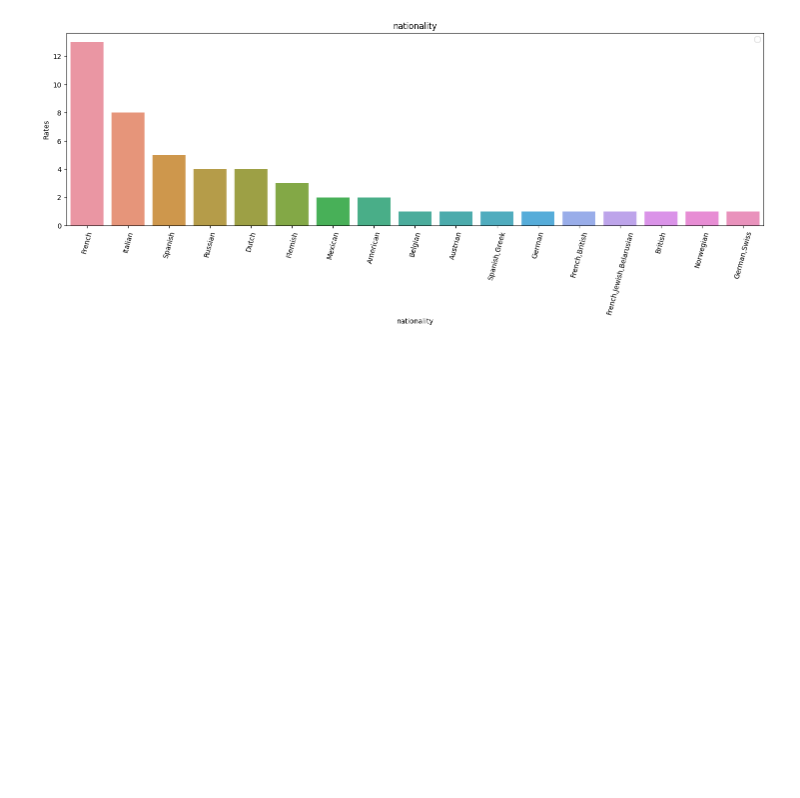
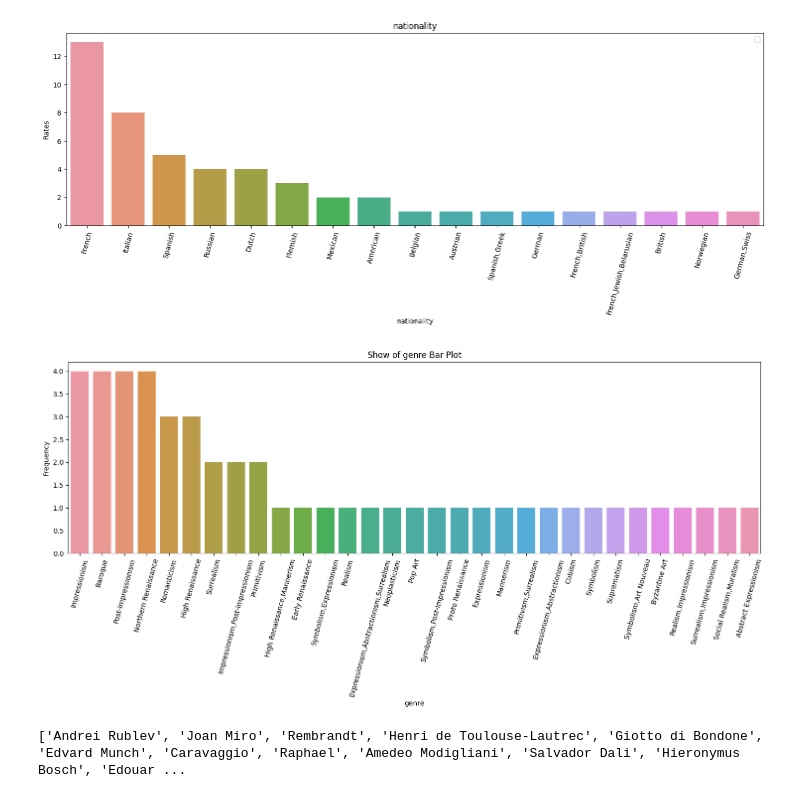
Before and after one commit to Musadiq-Aliyev/Artist-Identification-using-Deep-Learning, a Jupyter notebook: Baseline_Model.ipynb, the cells around one changed output. Cells and saved outputs as stored; diff of their text form; code cells hidden in the pictures; blank space fills up the shorter version.

Commit message:
More_Visualization

```diff
--- a/Baseline_Model.ipynb
+++ b/Baseline_Model.ipynb
@@ -39,3 +46,21 @@ plt.show()
 # %% [output]
 No artists with labels found to put in legend.  Note that artists whose label start with an underscore are ignored when legend() is called with no argument.
 [figure]
+# %%
+plt.figure(figsize=(18,5))
+sns.barplot(x=df['genre'].value_counts().index,
+              y=df['genre'].value_counts().values)
+plt.xlabel('genre')
+plt.xticks(rotation=75)
+plt.ylabel('Frequency')
+plt.title('Show of genre Bar Plot')
+plt.show()
+# %% [output]
+[figure, added]
+# %%
+images_dir = './Data/resized'
+artists_dirs = list(set([" ".join(filename.split("_")[:-1]) for filename in os.listdir(images_dir)])) #get all names from /resized/resized
+n_classes = len(artists_dirs)
+print(artists_dirs)
+# %% [output]
+['Andrei Rublev', 'Joan Miro', 'Rembrandt', 'Henri de Toulouse-Lautrec', 'Giotto di Bondone', 'Edvard Munch', 'Caravaggio', 'Raphael', 'Amedeo Modigliani', 'Salvador Dali', 'Hieronymus Bosch', 'Edouar ...
```
Also changed, not shown: parts of 3 cells of this notebook.
